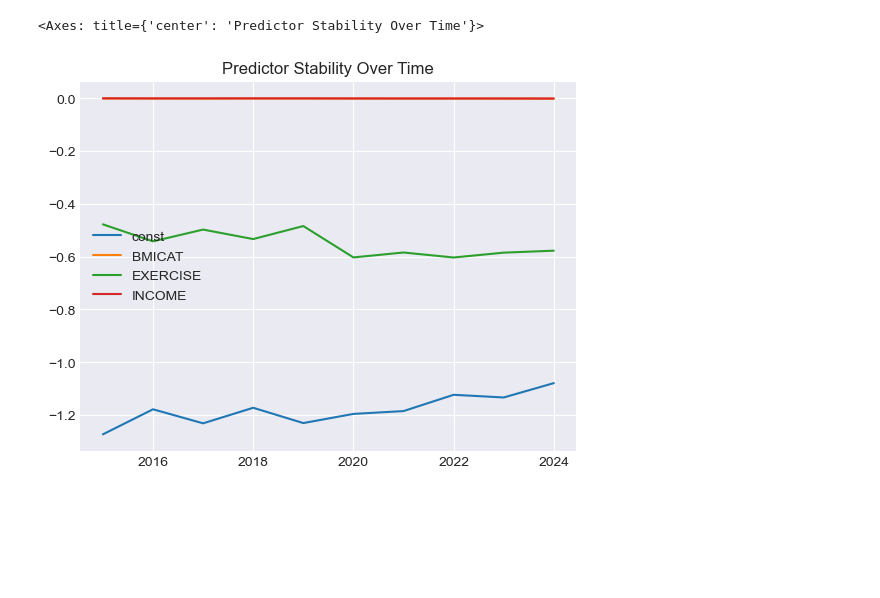
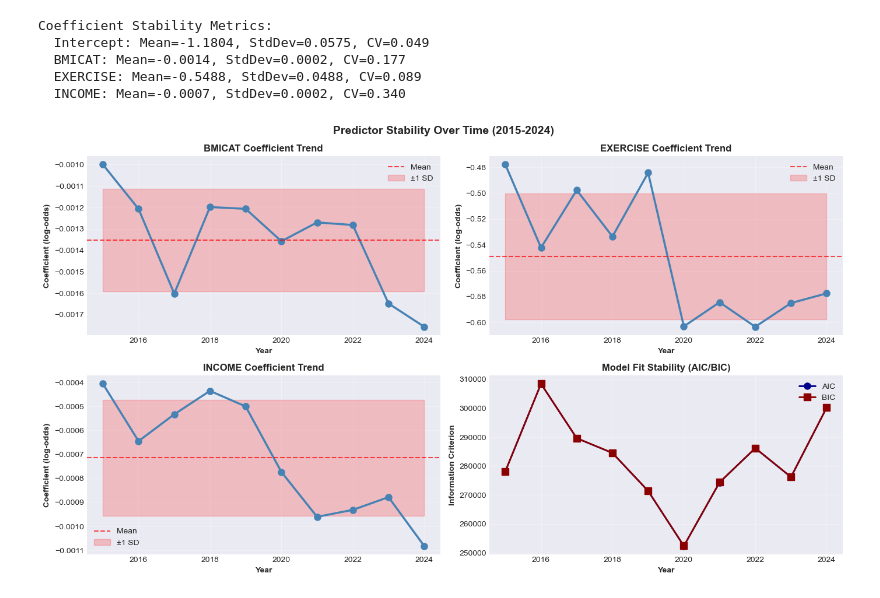
Before and after one commit to cmendonsa/brfss-diabetes-trends, a Jupyter notebook: analysis/RQ3_predictor_stability.ipynb, the cells around one changed output. Cells and saved outputs as stored; diff of their text form; code cells hidden in the pictures; blank space fills up the shorter version.

```diff
--- a/analysis/RQ3_predictor_stability.ipynb
+++ b/analysis/RQ3_predictor_stability.ipynb
@@ -85,0 +81,12 @@ memory usage: 639.0 MB
+# %%
+print("Available columns in dataset:")
+cols = df_raw.columns.tolist()
+print(cols)
+print(f"Total columns: {len(cols)}")
+
+# Check for demographic columns
+demographic_keywords = ['AGE', 'SEX', 'GENDER', 'RACE', 'ETHNICITY', 'EDUCATION', 'INCOME', 'HEALTH']
+print("Potential demographic columns:")
+for col in cols:
+    if any(kw in col.upper() for kw in demographic_keywords):
+        print(f"  - {col}: {df_raw[col].dtype}, unique values: {df_raw[col].nunique()}")
@@ -86,16 +178,45 @@ memory usage: 639.0 MB
+# %%
+# Calculate coefficient variation
+print("Coefficient Stability Metrics:")
+for col in coef_df.columns:
+    cv = coef_df[col].std() / coef_df[col].abs().mean() if coef_df[col].abs().mean() > 0 else 0
+    print(f"  {col}: Mean={coef_df[col].mean():.4f}, StdDev={coef_df[col].std():.4f}, CV={cv:.3f}")
+# %% [output]
+Coefficient Stability Metrics:
+  Intercept: Mean=-1.1804, StdDev=0.0575, CV=0.049
+  BMICAT: Mean=-0.0014, StdDev=0.0002, CV=0.177
+  EXERCISE: Mean=-0.5488, StdDev=0.0488, CV=0.089
+  INCOME: Mean=-0.0007, StdDev=0.0002, CV=0.340
 # %%
-coefs = []
+# Visualize coefficient trends
+fig, axes = plt.subplots(2, 2, figsize=(14, 8))
+fig.suptitle("Predictor Stability Over Time (2015-2024)", fontsize=14, fontweight='bold')
 
-for yr in sorted(df_raw["YEAR"].unique()):
-    subset = df_raw[df_raw["YEAR"]==yr]
-    X = subset[["BMICAT","EXERCISE","INCOME"]]
-    X = sm.add_constant(X)
-    y = subset["DIABETES"]
-    model = sm.Logit(y, X).fit(disp=False)
-    coefs.append(model.params)
+for idx, col in enumerate(["BMICAT", "EXERCISE", "INCOME"]):
+    ax = axes.flat[idx]
+    ax.plot(coef_df.index, coef_df[col], 'o-', linewidth=2.5, markersize=8, color='steelblue')
+    ax.axhline(y=coef_df[col].mean(), color='red', linestyle='--', linewidth=1.5, alpha=0.7, label='Mean')
+    ax.fill_between(coef_df.index,
+                     coef_df[col].mean() - coef_df[col].std(),
+                     coef_df[col].mean() + coef_df[col].std(),
+                     alpha=0.2, color='red', label='±1 SD')
+    ax.set_xlabel("Year", fontweight='bold')
+    ax.set_ylabel("Coefficient (log-odds)", fontweight='bold')
+    ax.set_title(f"{col} Coefficient Trend", fontweight='bold')
+    ax.grid(True, alpha=0.3)
+    ax.legend()
 
-coef_df = pd.DataFrame(coefs, index=sorted(df_raw["YEAR"].unique()))
-coef_df.plot(title="Predictor Stability Over Time")
+# AIC/BIC trend
+ax = axes.flat[3]
+ax.plot(sorted(models_by_year.keys()), aics, 'o-', label='AIC', linewidth=2, markersize=8, color='darkblue')
+ax.plot(sorted(models_by_year.keys()), bics, 's-', label='BIC', linewidth=2, markersize=8, color='darkred')
+ax.set_xlabel("Year", fontweight='bold')
+ax.set_ylabel("Information Criterion", fontweight='bold')
+ax.set_title("Model Fit Stability (AIC/BIC)", fontweight='bold')
+ax.grid(True, alpha=0.3)
+ax.legend()
+
+plt.tight_layout()
+plt.show()
 # %% [output]
-<Axes: title={'center': 'Predictor Stability Over Time'}>
-[figure, old version]
+[figure, new version]
```
Also changed, not shown: parts of 26 cells of this notebook.
